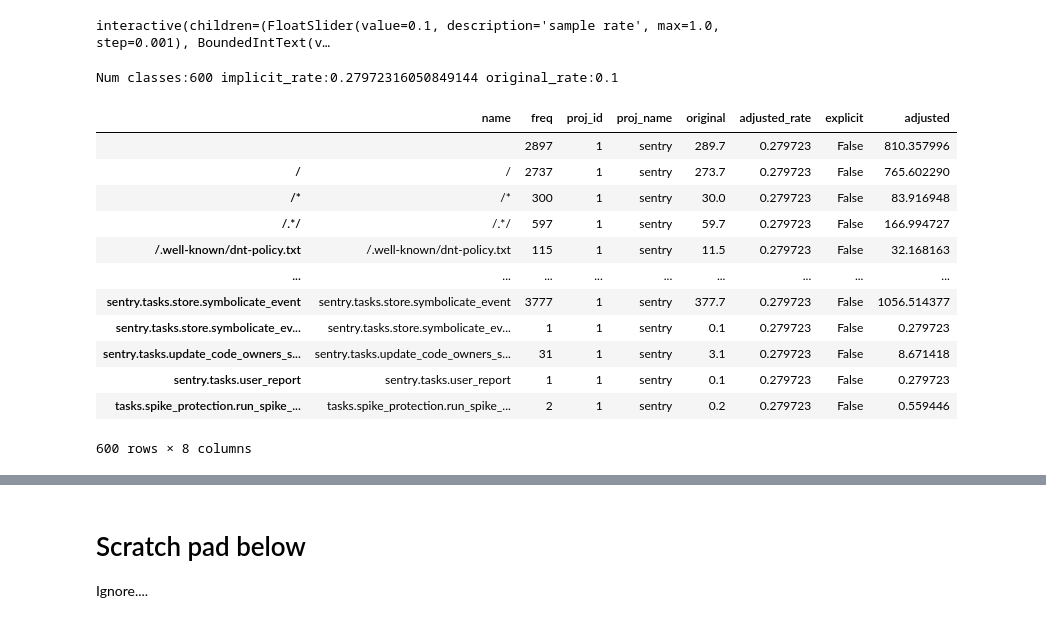
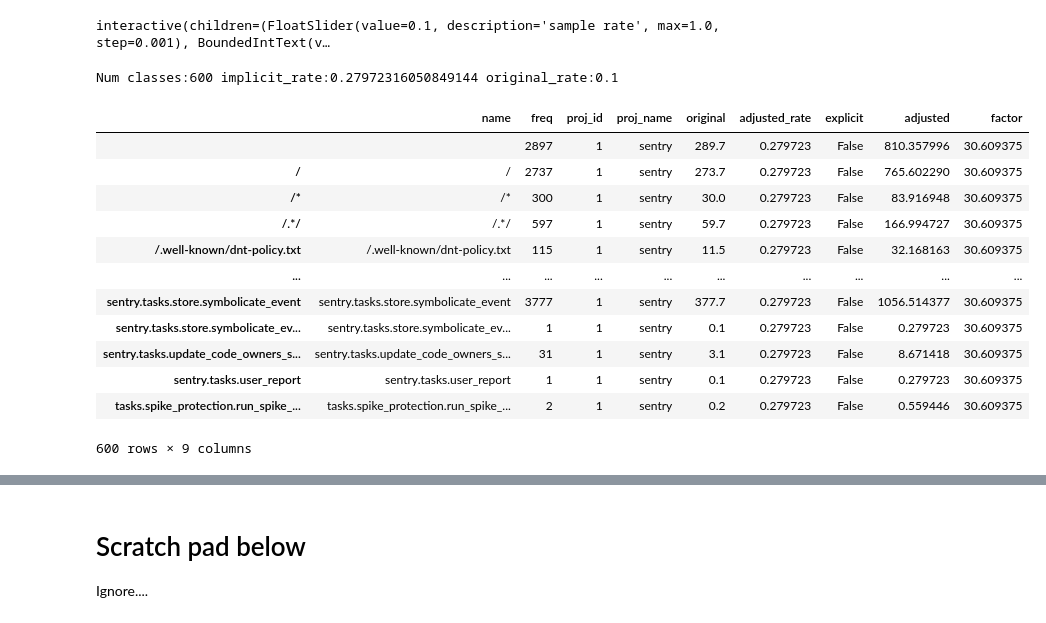
Before and after one commit to RaduW/volume-rebalance, a Jupyter notebook: volume_rebalancing.ipynb, the cells around one changed output, grey strips where cells are left out. Saved outputs shown, nothing was run; the diff lists cells and outputs as text; code cells hidden in the pictures.

Commit message:
add factor from rules to transaction data frame

```diff
--- a/volume_rebalancing.ipynb
+++ b/volume_rebalancing.ipynb
@@ -261,21 +261,27 @@ interactive(children=(FloatSlider(value=0.1, description='sample rate', max=1.0,
 # %%
 items_high = 10
 items_low = 20
 rate = 0.1
 
-process_data(rate, items_high, items_low, "sentry", trans_data)
+data = process_data(rate, items_high, items_low, "sentry", trans_data)
+implicit_factor= rules_data.loc[ rules_data["name"]=="*"].iloc[0]["factor"]
+rules_series = rules_data.set_index("name", drop=True)["factor"]
+
+full_data = data.join(rules_series, how="left")
+full_data["factor"] = full_data["factor"].fillna(implicit_factor)
+full_data
 # %% [output]
 Num classes:600 implicit_rate:0.27972316050849144 original_rate:0.1
-|  | name | freq | proj_id | proj_name | original | adjusted_rate | explicit | adjusted |
-|  |  | 2897 | 1 | sentry | 289.7 | 0.279723 | False | 810.357996 |
-| / | / | 2737 | 1 | sentry | 273.7 | 0.279723 | False | 765.602290 |
-| /* | /* | 300 | 1 | sentry | 30.0 | 0.279723 | False | 83.916948 |
-| /.*/ | /.*/ | 597 | 1 | sentry | 59.7 | 0.279723 | False | 166.994727 |
-| /.well-known/dnt-policy.txt | /.well-known/dnt-policy.txt | 115 | 1 | sentry | 11.5 | 0.279723 | False | 32.168163 |
-| ... | ... | ... | ... | ... | ... | ... | ... | ... |
-| sentry.tasks.store.symbolicate_event | sentry.tasks.store.symbolicate_event | 3777 | 1 | sentry | 377.7 | 0.279723 | False | 1056.514377 |
-| sentry.tasks.store.symbolicate_ev... | sentry.tasks.store.symbolicate_ev... | 1 | 1 | sentry | 0.1 | 0.279723 | False | 0.279723 |
-| sentry.tasks.update_code_owners_s... | sentry.tasks.update_code_owners_s... | 31 | 1 | sentry | 3.1 | 0.279723 | False | 8.671418 |
-| sentry.tasks.user_report | sentry.tasks.user_report | 1 | 1 | sentry | 0.1 | 0.279723 | False | 0.279723 |
-| tasks.spike_protection.run_spike_... | tasks.spike_protection.run_spike_... | 2 | 1 | sentry | 0.2 | 0.279723 | False | 0.559446 |
+|  | name | freq | proj_id | proj_name | original | adjusted_rate | explicit | adjusted | factor |
+|  |  | 2897 | 1 | sentry | 289.7 | 0.279723 | False | 810.357996 | 30.609375 |
+| / | / | 2737 | 1 | sentry | 273.7 | 0.279723 | False | 765.602290 | 30.609375 |
+| /* | /* | 300 | 1 | sentry | 30.0 | 0.279723 | False | 83.916948 | 30.609375 |
+| /.*/ | /.*/ | 597 | 1 | sentry | 59.7 | 0.279723 | False | 166.994727 | 30.609375 |
+| /.well-known/dnt-policy.txt | /.well-known/dnt-policy.txt | 115 | 1 | sentry | 11.5 | 0.279723 | False | 32.168163 | 30.609375 |
+| ... | ... | ... | ... | ... | ... | ... | ... | ... | ... |
+| sentry.tasks.store.symbolicate_event | sentry.tasks.store.symbolicate_event | 3777 | 1 | sentry | 377.7 | 0.279723 | False | 1056.514377 | 30.609375 |
+| sentry.tasks.store.symbolicate_ev... | sentry.tasks.store.symbolicate_ev... | 1 | 1 | sentry | 0.1 | 0.279723 | False | 0.279723 | 30.609375 |
+| sentry.tasks.update_code_owners_s... | sentry.tasks.update_code_owners_s... | 31 | 1 | sentry | 3.1 | 0.279723 | False | 8.671418 | 30.609375 |
+| sentry.tasks.user_report | sentry.tasks.user_report | 1 | 1 | sentry | 0.1 | 0.279723 | False | 0.279723 | 30.609375 |
+| tasks.spike_protection.run_spike_... | tasks.spike_protection.run_spike_... | 2 | 1 | sentry | 0.2 | 0.279723 | False | 0.559446 | 30.609375 |
-600 rows × 8 columns
+600 rows × 9 columns
```
Also changed, not shown: parts of 3 cells of this notebook.
